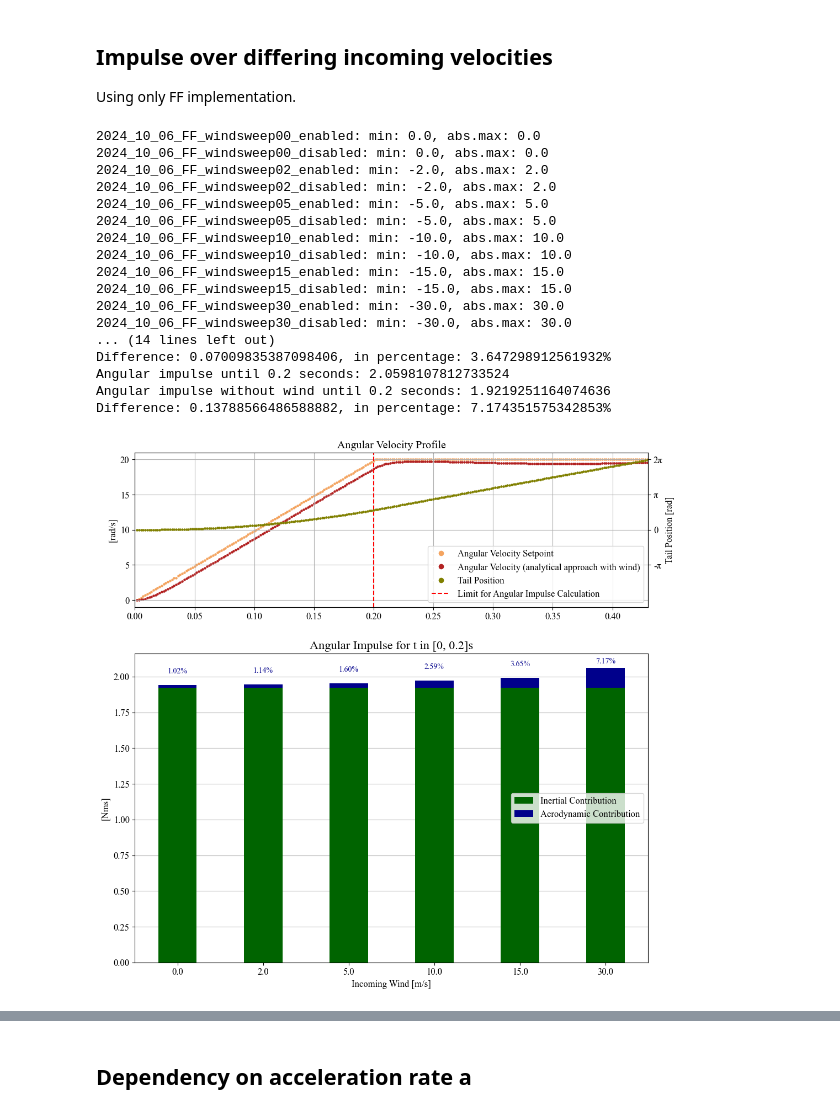
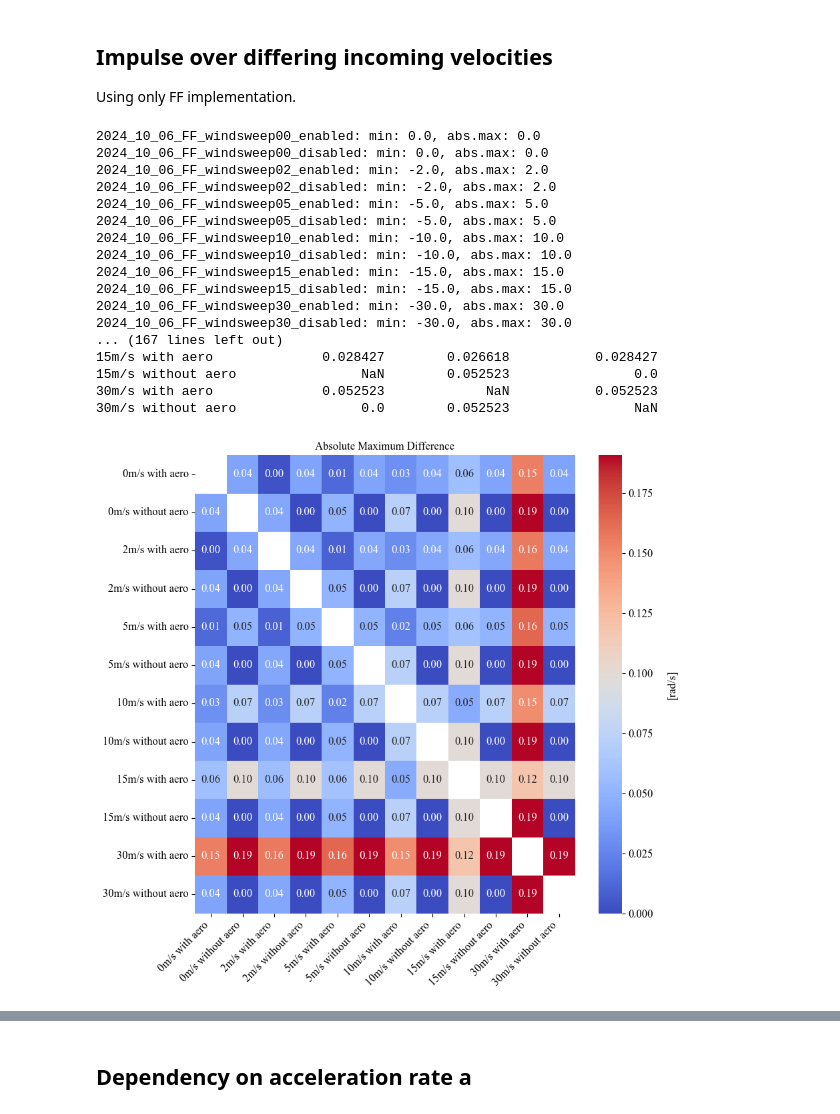
Before and after one commit to Maexerich/IsaacLab, a Jupyter notebook: source/data_visualization_v1.ipynb, the cells around one changed output, grey strips where cells are left out. Cells and saved outputs as stored; diff of their text form; code cells hidden in the pictures.

Commit message:
I had my presentation and i created all measurements and plots for my final report. I will now clean up the repository from old junk, e.g. delete very many files.

```diff
--- a/source/data_visualization_v1.ipynb
+++ b/source/data_visualization_v1.ipynb
@@ -626,6 +789,30 @@ def check_loaded_dataframes(dfs: dict):
 
 check_loaded_dataframes(dfs)
 
+tail_velocities = {
+    "0m/s with aero": dfs['2024_10_06_FF_windsweep00_enabled']['TailDrive_velocity'],
+    "0m/s without aero": dfs['2024_10_06_FF_windsweep00_disabled']['TailDrive_velocity'],
+    "2m/s with aero": dfs['2024_10_06_FF_windsweep02_enabled']['TailDrive_velocity'],
+    "2m/s without aero": dfs['2024_10_06_FF_windsweep02_disabled']['TailDrive_velocity'],
+    "5m/s with aero": dfs['2024_10_06_FF_windsweep05_enabled']['TailDrive_velocity'],
+    "5m/s without aero": dfs['2024_10_06_FF_windsweep05_disabled']['TailDrive_velocity'],
+    "10m/s with aero": dfs['2024_10_06_FF_windsweep10_enabled']['TailDrive_velocity'],
+    "10m/s without aero": dfs['2024_10_06_FF_windsweep10_disabled']['TailDrive_velocity'],
+    "15m/s with aero": dfs['2024_10_06_FF_windsweep15_enabled']['TailDrive_velocity'],
+    "15m/s without aero": dfs['2024_10_06_FF_windsweep15_disabled']['TailDrive_velocity'],
+    "30m/s with aero": dfs['2024_10_06_FF_windsweep30_enabled']['TailDrive_velocity'],
+    "30m/s without aero": dfs['2024_10_06_FF_windsweep30_disabled']['TailDrive_velocity']
+}
+
+metrics = {
+    "Absolute Maximum Difference": lambda x: x.abs().max(),
+    "Mean Difference": lambda x: x.mean(),
+    "Standard Deviation": lambda x: x.std()
+}
+
+metrics_dict = compute_metrics(tail_velocities, metrics)
+plot_metrics_heatmap(metrics_dict, figure_size=9, save_path='results/AngularVelocity_Differences_AngImpulse.pdf', save_format='pdf', multiple_figs=True)
+
 
 ### Calculate Angular Impulse for each dataframe ###
 plotting_dataframes = {}
@@ -649,7 +836,7 @@ for name in base_strings:
 
 
 ### Create figure and axes ###
-fig, [ax1, ax2] = plt.subplots(nrows=2, ncols=1, sharex=False, figsize=(12, 12), height_ratios=[1, 2])
+fig, [ax1, ax2] = plt.subplots(nrows=2, ncols=1, sharex=False, figsize=(12, 13), height_ratios=[1, 2])
 plt.rcParams["font.family"] = "Times New Roman"
 plt.rcParams.update({'font.size': 12})
 
@@ -660,7 +847,7 @@ df_ff_w_Wind = dfs['2024_10_06_FF_windsweep30_enabled']
 ax1.scatter(df_ff_w_Wind['time_seconds'], df_ff_w_Wind['TailDrive_velocity_setpoint'], label='Angular Velocity Setpoint', marker='o', s=5, color='sandybrown')
 # Measured (Analytical Approach with wind)
 ax1.scatter(df_ff_w_Wind['time_seconds'], df_ff_w_Wind['TailDrive_velocity'], label='Angular Velocity', marker='o', s=5, color='firebrick')
-ax1.set_title('Angular Velocity Profile')
+ax1.set_title('Angular Velocity Profile', fontdict={'fontsize': 16})
 ax1.set_ylabel('[rad/s]')
 ax1.set_xlim(0, 0.43)
 ax1.axvline(0.2, color='red', linestyle='--', label='Limit for Angular Impulse Calculation')
@@ -677,7 +864,7 @@ ax1_right.set_ylabel('Tail Position [rad]')
 
 legend_elements = [
     Line2D([0], [0], marker='o', color='w', label='Angular Velocity Setpoint', markerfacecolor='sandybrown', markersize=8),
-    Line2D([0], [0], marker='o', color='w', label='Angular Velocity (analytical approach with wind)', markerfacecolor='firebrick', markersize=8),
+    Line2D([0], [0], marker='o', color='w', label='Angular Velocity ', markerfacecolor='firebrick', markersize=8),
     Line2D([0], [0], marker='o', color='w', label='Tail Position', markerfacecolor='olive', markersize=8),
     Line2D([0], [0], color='red', linestyle='--', label='Limit for Angular Impulse Calculation')
 ]
@@ -728,40 +915,38 @@ ax2.set_xlabel('Incoming Wind [m/s]')
 ax2.set_ylabel('[Nms]')
 ax2.set_title('Angular Impulse for t in [0, 0.2]s', fontdict={'fontsize': 16})
 ax2.set_xticks(x_indices)
 ax2.set_xticklabels([f'{wind:.1f}' for wind in incoming_wind_speeds])
-# Limit y-axis:
-# ax.set_ylim(1.75, None)
 # Grid: only horizontal lines
 ax2.yaxis.grid(True)
 ax2.set_axisbelow(True)
 # Create a legend with the correct labels
 ax2.legend(['Inertial Contribution', 'Aerodynamic Contribution'], loc='center right')
 
 # plt.tight_layout()
 plt.show()
 
 # Save figure in specific cm size
-width_cm = 30
+width_cm = 22
 width_inch = width_cm / 2.54
-fig.set_size_inches(width_inch, width_inch*0.75)
+fig.set_size_inches(width_inch, width_inch)
 fig.savefig('results/AngImpuls_over_Wind.pdf', format='pdf')
 fig.savefig('results/AngImpuls_over_Wind.svg', format='svg')
 # %% [output]
 2024_10_06_FF_windsweep00_enabled: min: 0.0, abs.max: 0.0
 2024_10_06_FF_windsweep00_disabled: min: 0.0, abs.max: 0.0
 2024_10_06_FF_windsweep02_enabled: min: -2.0, abs.max: 2.0
 2024_10_06_FF_windsweep02_disabled: min: -2.0, abs.max: 2.0
 2024_10_06_FF_windsweep05_enabled: min: -5.0, abs.max: 5.0
 2024_10_06_FF_windsweep05_disabled: min: -5.0, abs.max: 5.0
 2024_10_06_FF_windsweep10_enabled: min: -10.0, abs.max: 10.0
 2024_10_06_FF_windsweep10_disabled: min: -10.0, abs.max: 10.0
 2024_10_06_FF_windsweep15_enabled: min: -15.0, abs.max: 15.0
 2024_10_06_FF_windsweep15_disabled: min: -15.0, abs.max: 15.0
 2024_10_06_FF_windsweep30_enabled: min: -30.0, abs.max: 30.0
 2024_10_06_FF_windsweep30_disabled: min: -30.0, abs.max: 30.0
-... (14 lines left out)
-Difference: 0.07009835387098406, in percentage: 3.647298912561932%
-Angular impulse until 0.2 seconds: 2.0598107812733524
-Angular impulse without wind until 0.2 seconds: 1.9219251164074636
-Difference: 0.13788566486588882, in percentage: 7.174351575342853%
+... (167 lines left out)
+15m/s with aero              0.028427        0.026618           0.028427
+15m/s without aero                NaN        0.052523                0.0
+30m/s with aero              0.052523             NaN           0.052523
+30m/s without aero                0.0        0.052523                NaN
-[figure, old version]
+[figure, new version]
```
Also changed, not shown: parts of 6 cells of this notebook, 11 other files.
